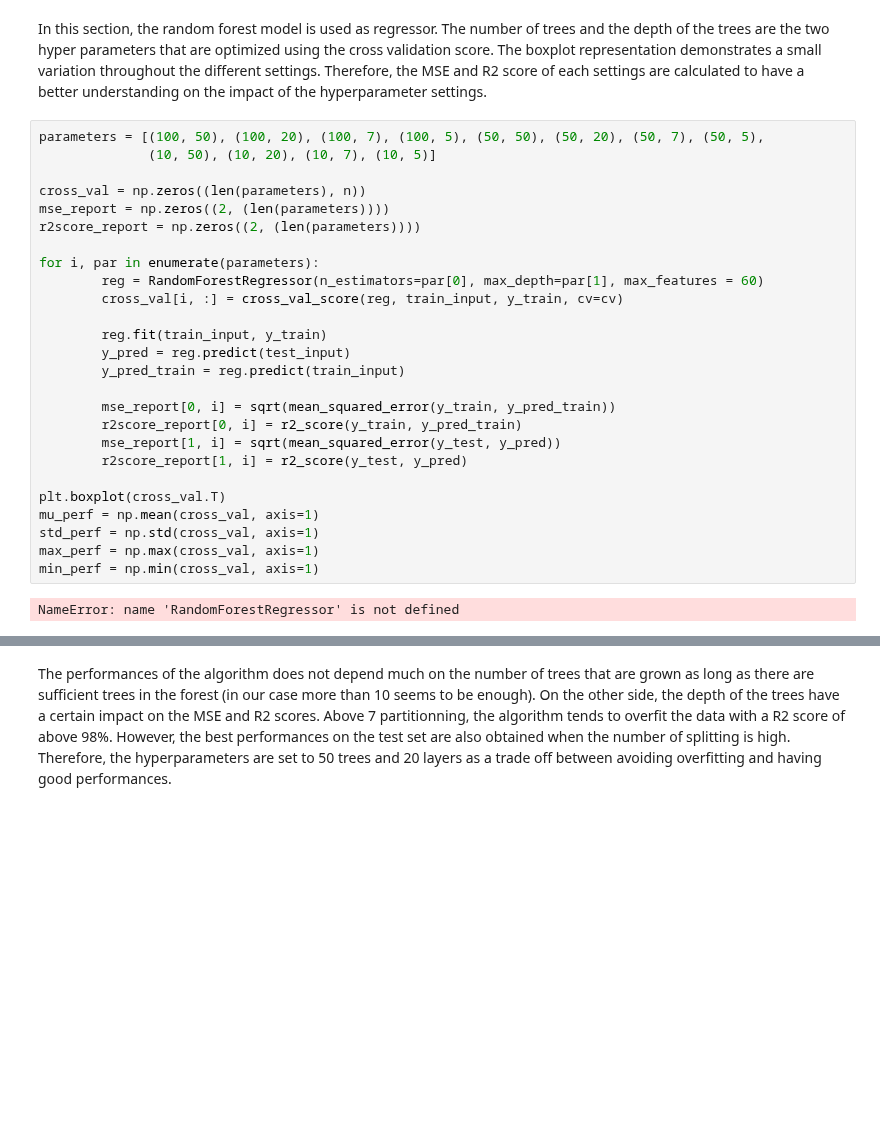
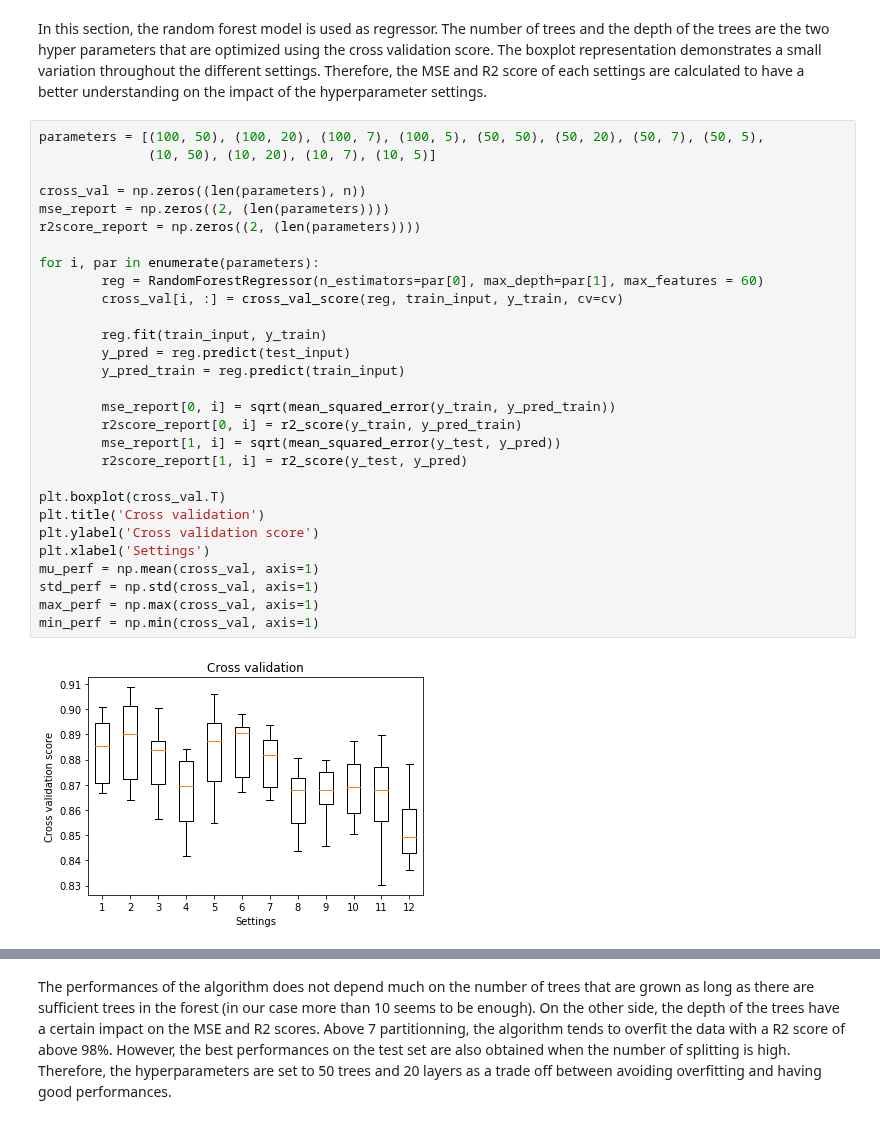
Before and after one commit to BenInTheBox/DataScienceInPractice, a Jupyter notebook: project/code.ipynb, the cells around one changed output, grey strips where cells are left out. Saved outputs shown, nothing was run; the diff lists cells and outputs as text; blank space fills up the shorter version.

Commit message:
change label graph random forest

```diff
--- a/project/code.ipynb
+++ b/project/code.ipynb
@@ -891,31 +899,34 @@ In this section, the random forest model is used as regressor. The number of tre
 # %%
 parameters = [(100, 50), (100, 20), (100, 7), (100, 5), (50, 50), (50, 20), (50, 7), (50, 5),
               (10, 50), (10, 20), (10, 7), (10, 5)]
 
 cross_val = np.zeros((len(parameters), n))
 mse_report = np.zeros((2, (len(parameters))))
 r2score_report = np.zeros((2, (len(parameters))))
 
 for i, par in enumerate(parameters):
         reg = RandomForestRegressor(n_estimators=par[0], max_depth=par[1], max_features = 60)
         cross_val[i, :] = cross_val_score(reg, train_input, y_train, cv=cv)
 
         reg.fit(train_input, y_train)
         y_pred = reg.predict(test_input)
         y_pred_train = reg.predict(train_input)
 
         mse_report[0, i] = sqrt(mean_squared_error(y_train, y_pred_train))
         r2score_report[0, i] = r2_score(y_train, y_pred_train)
         mse_report[1, i] = sqrt(mean_squared_error(y_test, y_pred))
         r2score_report[1, i] = r2_score(y_test, y_pred)
 
 plt.boxplot(cross_val.T)
+plt.title('Cross validation')
+plt.ylabel('Cross validation score')
+plt.xlabel('Settings')
 mu_perf = np.mean(cross_val, axis=1)
 std_perf = np.std(cross_val, axis=1)
 max_perf = np.max(cross_val, axis=1)
 min_perf = np.min(cross_val, axis=1)
 # %% [output]
-NameError: name 'RandomForestRegressor' is not defined
+[figure, added]
 # %%
 plt.plot(mse_report[0, :], "--", label = 'MSE Train set')
 plt.plot(mse_report[1, :], label = 'MSE Test set')
```
Also changed, not shown: parts of 20 cells of this notebook, 35 other files.
